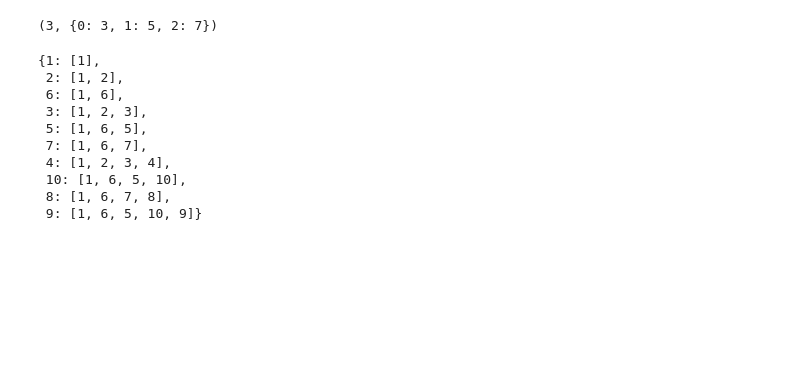
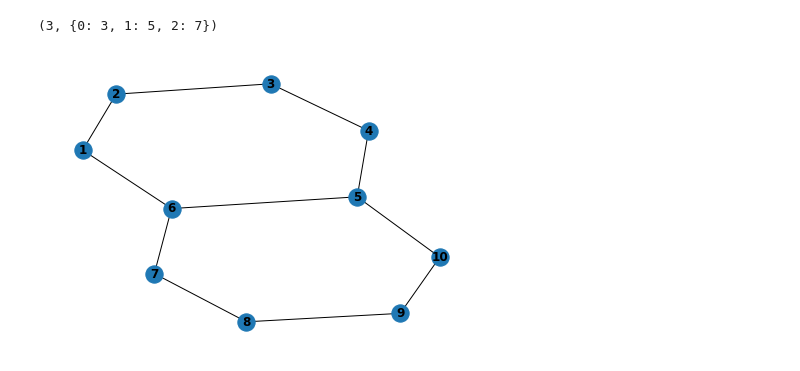
Before and after one commit to ZhangKaly/Principal-Curvature, a Jupyter notebook: notebooks/7-kz-counting-shortest-path.ipynb, the cells around one changed output. Cells and saved outputs as stored; diff of their text form; code cells hidden in the pictures; blank space fills up the shorter version.

```diff
--- a/notebooks/7-kz-counting-shortest-path.ipynb
+++ b/notebooks/7-kz-counting-shortest-path.ipynb
@@ -142,16 +142,7 @@ num_of_elements_of_length_k(p[1], 3)
 # %% [output]
 {1: [1], 2: [1, 2], 6: [1, 6], 3: [1, 2, 3], 5: [1, 6, 5], 7: [1, 6, 7], 4: [1, 2, 3, 4], 10: [1, 6, 5, 10], 8: [1, 6, 7, 8], 9: [1, 6, 5, 10, 9]}
 (3, {0: 3, 1: 5, 2: 7})
-# %%
-p[1]
-# %% [output]
-{1: [1],
- 2: [1, 2],
- 6: [1, 6],
- 3: [1, 2, 3],
- 5: [1, 6, 5],
- 7: [1, 6, 7],
- 4: [1, 2, 3, 4],
- 10: [1, 6, 5, 10],
- 8: [1, 6, 7, 8],
- 9: [1, 6, 5, 10, 9]}
+# %%
+nx.draw(alpha, with_labels=True, font_weight='bold')
+# %% [output]
+[figure, added]
```
Also changed, not shown: parts of 1 cell of this notebook, 2 other files.
